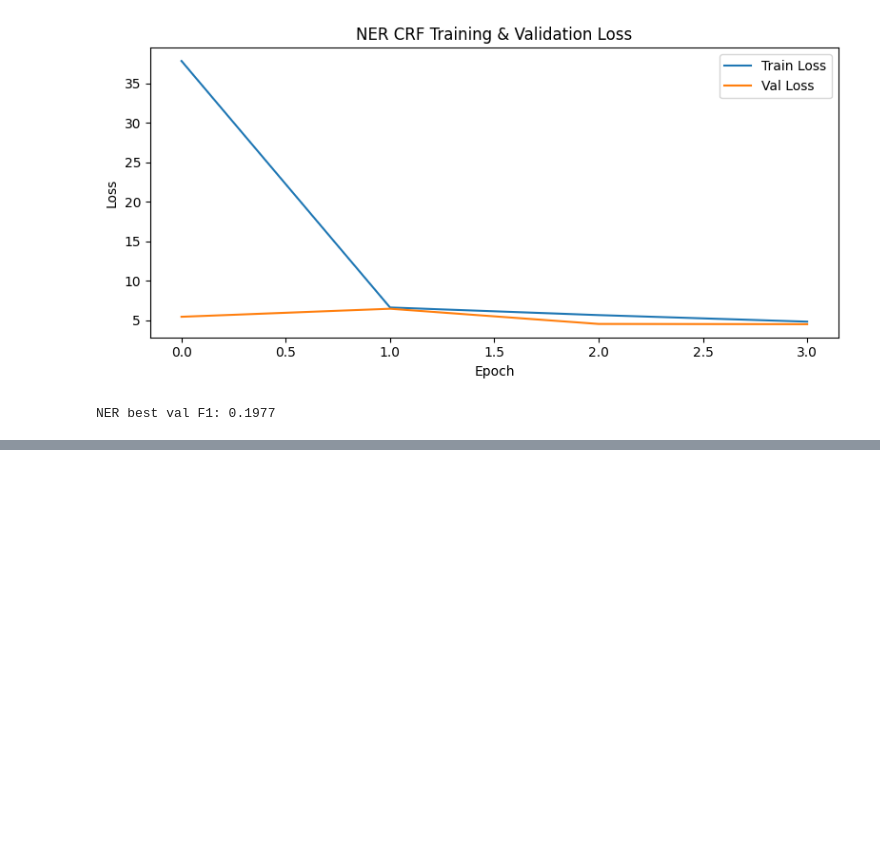
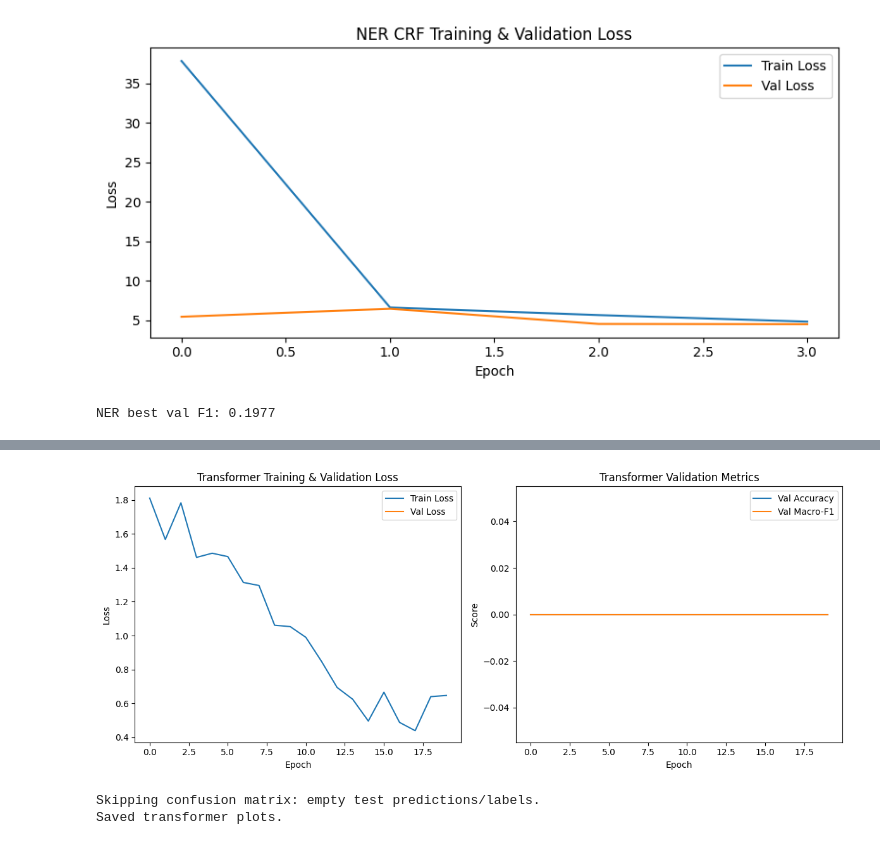
Before and after one commit to abdullahgujjar521/i23-2641-NLP-Assignment2, a Jupyter notebook: I23-2641_Assignment2_DS-C.ipynb, the cells around one changed output, grey strips where cells are left out. Cells and saved outputs as stored; diff of their text form; code cells hidden in the pictures; blank space fills up the shorter version.

```diff
--- a/I23-2641_Assignment2_DS-C.ipynb
+++ b/I23-2641_Assignment2_DS-C.ipynb
@@ -1135,0 +1436,39 @@ NER best val F1: 0.1977
+# %%
+# Visualizations – Transformer
+fig, axes = plt.subplots(1, 2, figsize=(12, 5))
+
+axes[0].plot(tf_tr_losses, label='Train Loss')
+axes[0].plot(tf_va_losses, label='Val Loss')
+axes[0].set_xlabel('Epoch'); axes[0].set_ylabel('Loss')
+axes[0].set_title('Transformer Training & Validation Loss')
+axes[0].legend()
+
+axes[1].plot(tf_va_accs,  label='Val Accuracy')
+axes[1].plot(tf_va_f1s,   label='Val Macro-F1')
+axes[1].set_xlabel('Epoch'); axes[1].set_ylabel('Score')
+axes[1].set_title('Transformer Validation Metrics')
+axes[1].legend()
+
+plt.tight_layout()
+plt.savefig(PLOT_DIR / 'transformer_curves.png', dpi=150)
+plt.show()
+
+# Confusion matrix
+if len(te_yt) == 0 or len(te_yp) == 0:
+    print('Skipping confusion matrix: empty test predictions/labels.')
+else:
+    cm = confusion_matrix(te_yt, te_yp)
+    plt.figure(figsize=(8, 6))
+    sns.heatmap(cm, annot=True, fmt='d', cmap='Blues',
+                xticklabels=TOPICS, yticklabels=TOPICS)
+    plt.title('Topic Classification Confusion Matrix')
+    plt.ylabel('True'); plt.xlabel('Predicted')
+    plt.tight_layout()
+    plt.savefig(PLOT_DIR / 'transformer_cm.png', dpi=150)
+    plt.show()
+
+print('Saved transformer plots.')
+# %% [output]
+[figure, added]
+Skipping confusion matrix: empty test predictions/labels.
+Saved transformer plots.
```
Also changed, not shown: parts of 3 cells of this notebook, 2 other files.
